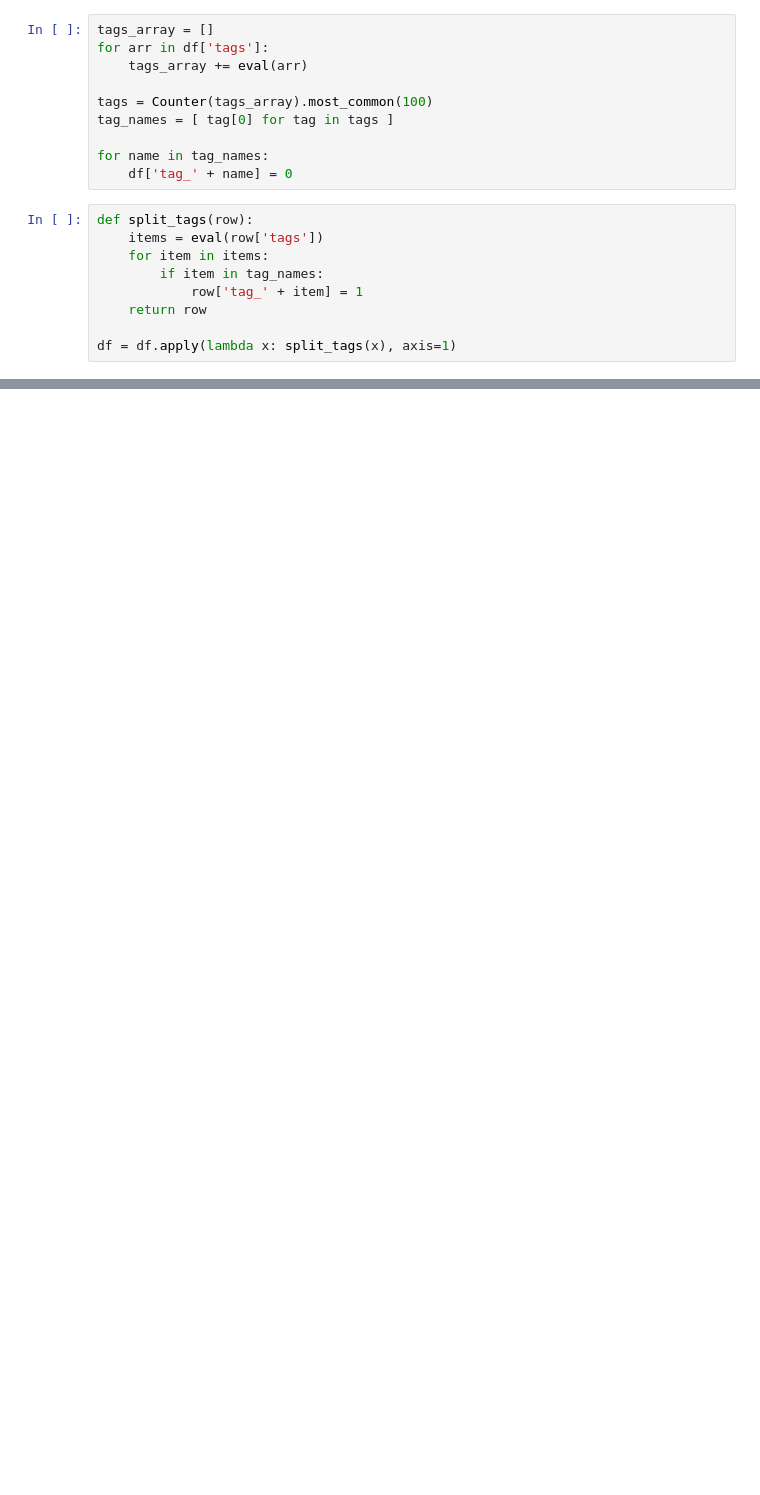
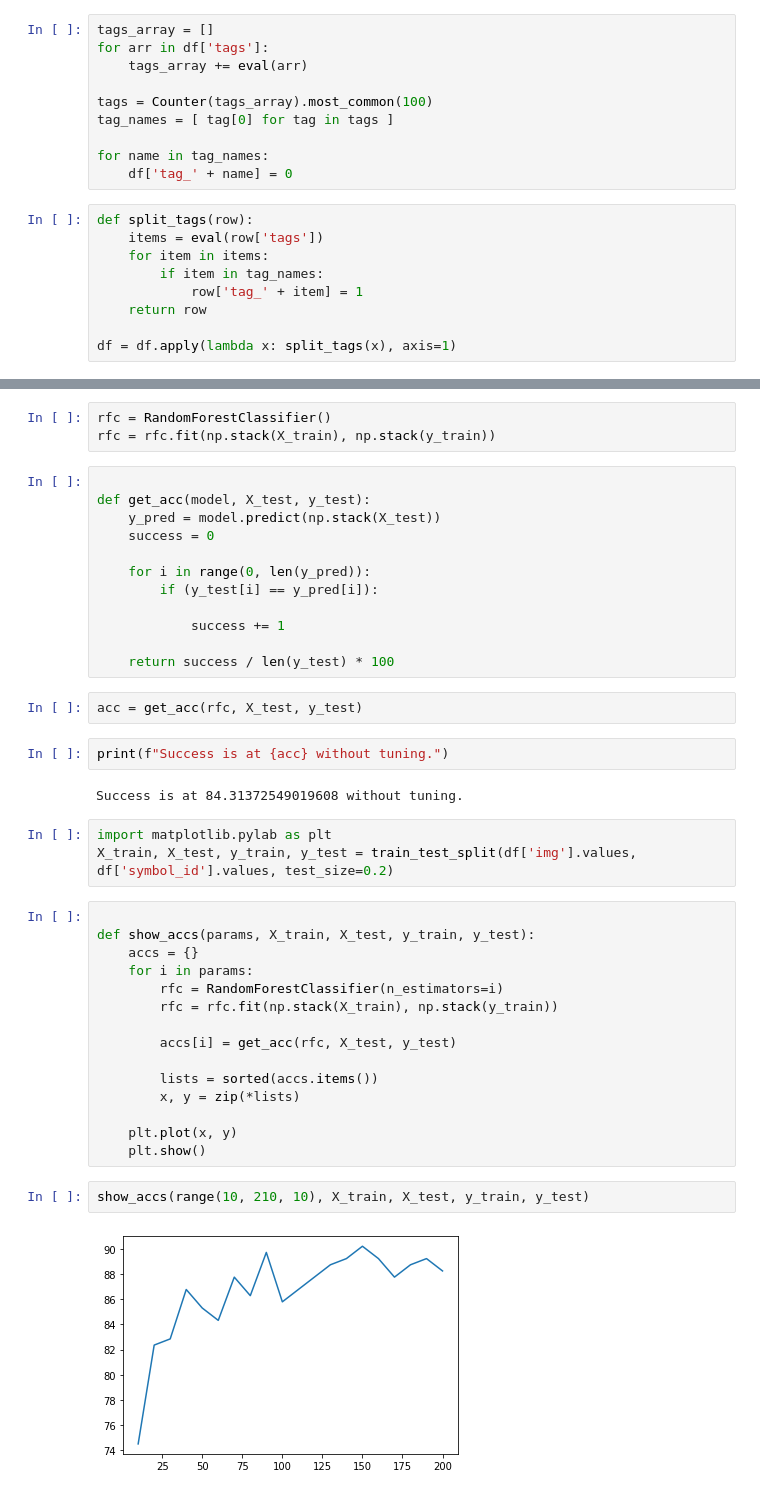
Before and after one commit to xbexbex/idas, a Jupyter notebook: week4/exercises.ipynb, the cells around one changed output, grey strips where cells are left out. Saved outputs shown, nothing was run; the diff lists cells and outputs as text; blank space fills up the shorter version.

```diff
--- a/week4/exercises.ipynb
+++ b/week4/exercises.ipynb
@@ -86,0 +204,43 @@ coeffs
+# %%
+rfc = RandomForestClassifier()
+rfc = rfc.fit(np.stack(X_train), np.stack(y_train))
+# %%
+
+def get_acc(model, X_test, y_test):
+    y_pred = model.predict(np.stack(X_test))
+    success = 0
+
+    for i in range(0, len(y_pred)):
+        if (y_test[i] == y_pred[i]):
+
+            success += 1
+
+    return success / len(y_test) * 100
+# %%
+acc = get_acc(rfc, X_test, y_test)
+# %%
+print(f"Success is at {acc} without tuning.")
+# %% [output]
+Success is at 84.31372549019608 without tuning.
+# %%
+import matplotlib.pylab as plt
+X_train, X_test, y_train, y_test = train_test_split(df['img'].values, df['symbol_id'].values, test_size=0.2)
+# %%
+
+def show_accs(params, X_train, X_test, y_train, y_test):
+    accs = {}
+    for i in params:
+        rfc = RandomForestClassifier(n_estimators=i)
+        rfc = rfc.fit(np.stack(X_train), np.stack(y_train))
+
+        accs[i] = get_acc(rfc, X_test, y_test)
+
+        lists = sorted(accs.items())
+        x, y = zip(*lists)
+
+    plt.plot(x, y)
+    plt.show()
+# %%
+show_accs(range(10, 210, 10), X_train, X_test, y_train, y_test)
+# %% [output]
+[figure, added]
```
Also changed, not shown: parts of 38 cells of this notebook, 3 other files.
